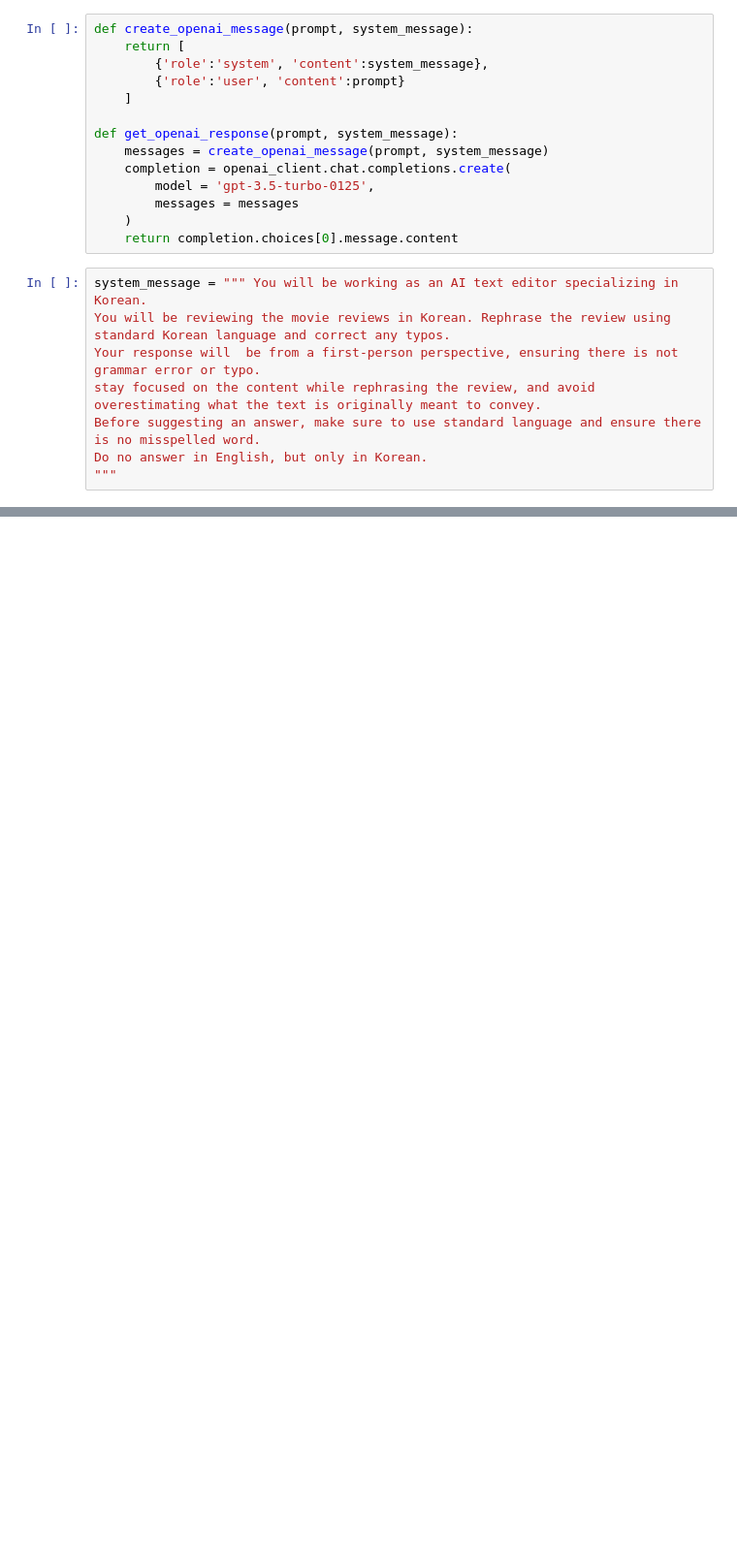
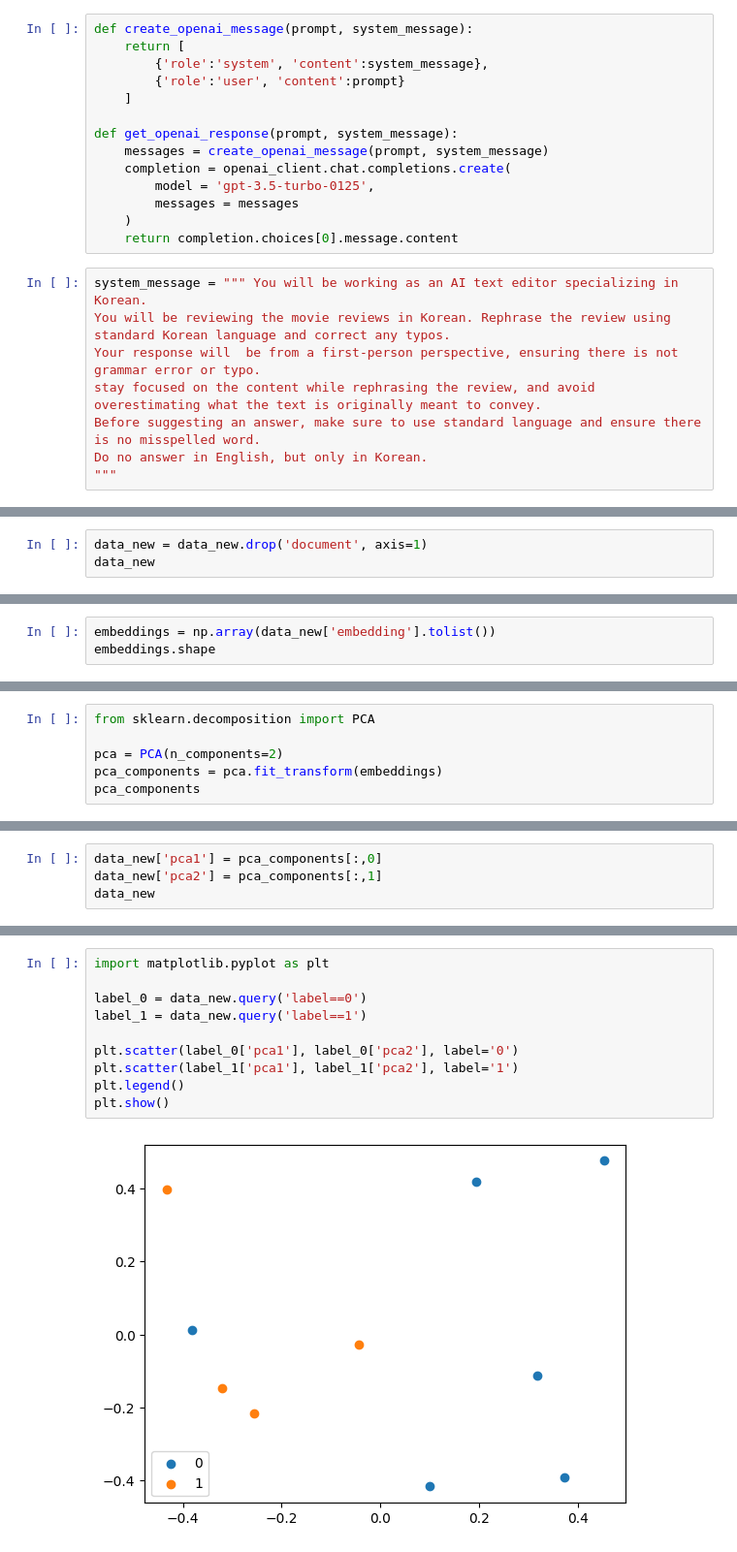
Before and after one commit to dcsolus/kclass, a Jupyter notebook: 2_1_sentence_embeddings.ipynb, the cells around one changed output, grey strips where cells are left out. Shown at 97% size. Drawn from its saved outputs; the diff is of its cells as text; blank space fills up the shorter version.

```diff
--- a/2_1_sentence_embeddings.ipynb
+++ b/2_1_sentence_embeddings.ipynb
@@ -119,0 +163,3 @@ for text in data['document']:
+# %%
+data_new = data_new.drop('document', axis=1)
+data_new
@@ -119,0 +178,3 @@ for text in data['document']:
+# %%
+embeddings = np.array(data_new['embedding'].tolist())
+embeddings.shape
@@ -119,0 +187,6 @@ for text in data['document']:
+# %%
+from sklearn.decomposition import PCA
+
+pca = PCA(n_components=2)
+pca_components = pca.fit_transform(embeddings)
+pca_components
@@ -119,0 +204,4 @@ for text in data['document']:
+# %%
+data_new['pca1'] = pca_components[:,0]
+data_new['pca2'] = pca_components[:,1]
+data_new
@@ -119,0 +220,12 @@ for text in data['document']:
+# %%
+import matplotlib.pyplot as plt
+
+label_0 = data_new.query('label==0')
+label_1 = data_new.query('label==1')
+
+plt.scatter(label_0['pca1'], label_0['pca2'], label='0')
+plt.scatter(label_1['pca1'], label_1['pca2'], label='1')
+plt.legend()
+plt.show()
+# %% [output]
+[figure, added]
```
Also changed, not shown: parts of 14 cells of this notebook, 10 other files.
